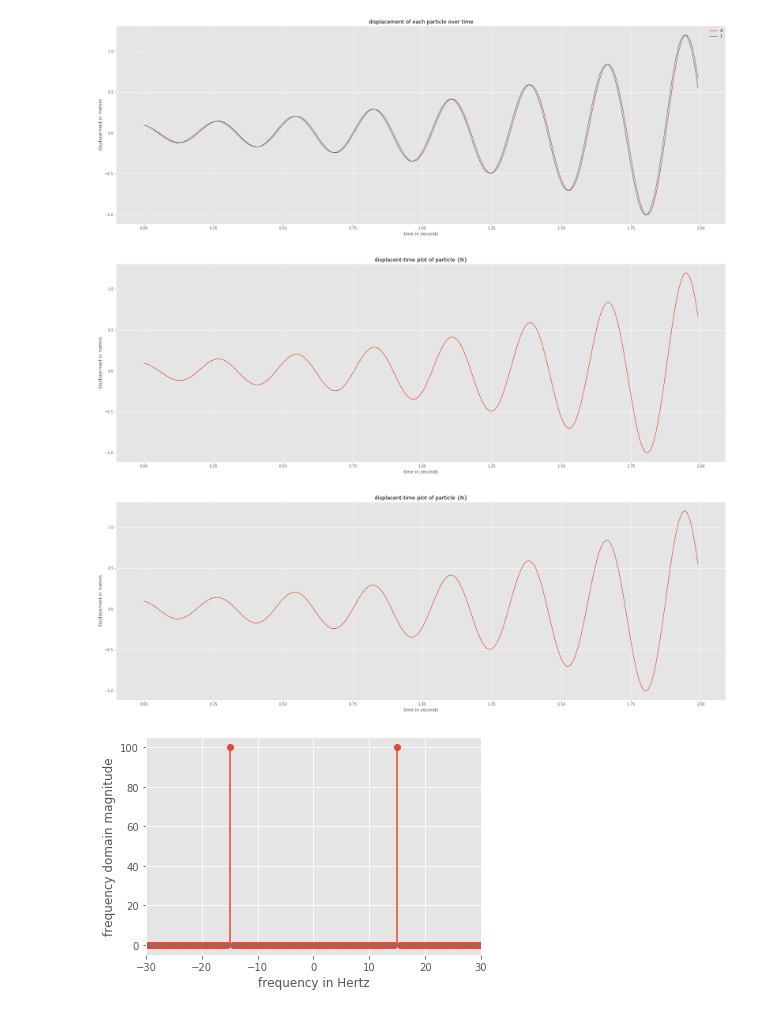
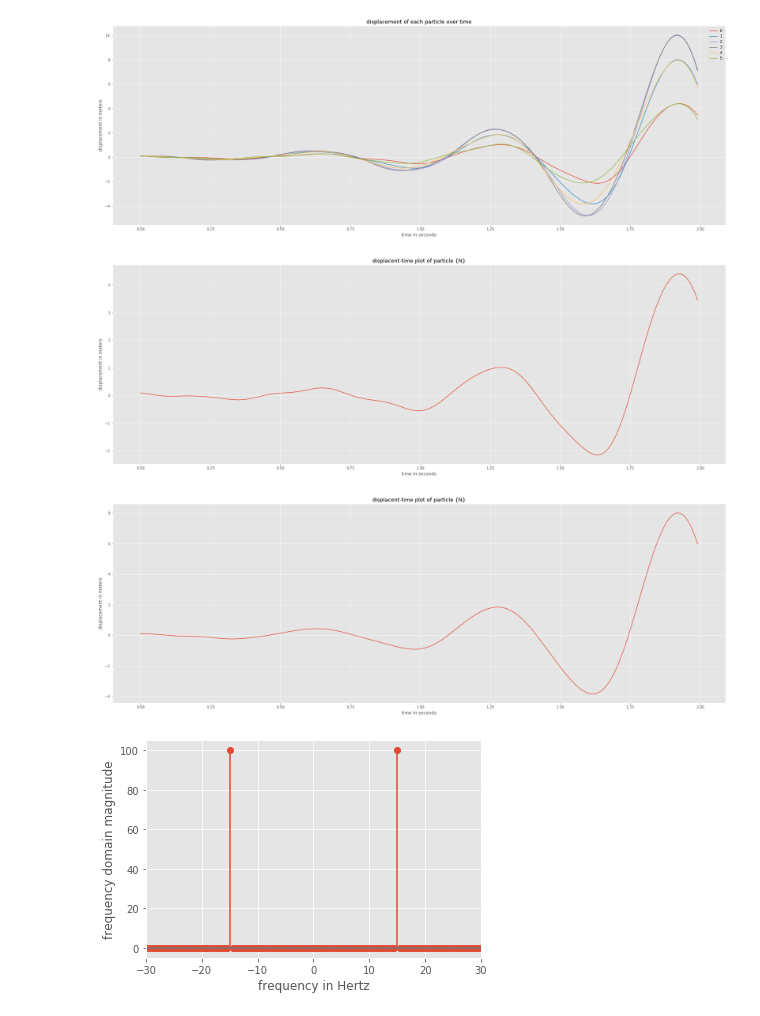
Before and after one commit to Aasrith1906/Mentorship-Program, a Jupyter notebook: session 2/session 2.ipynb, the cells around one changed output. Cells and saved outputs as stored; diff of their text form; code cells hidden in the pictures.

```diff
--- a/session 2/session 2.ipynb
+++ b/session 2/session 2.ipynb
@@ -144,18 +144,18 @@ class CHO(): #CHO - coupled harmonic oscillator
 # %%
 #oscillator with 2 masses
 
-o = CHO(2 , 0.1 , 100 , 2)
+o = CHO(6 , 0.1 , 100 , 2)
 o.VerletAlgorithm()
 o.PlotDisplacement()
 # %% [output]
-[figure, old version]
+[figure, new version]
 # %%
 for i in range(2):
 
     o.PSD(i)
 # %% [output]
-[figure, old version]
+[figure, new version]
-[figure, old version]
+[figure, new version]
 # %%
 #example from orielly link
 
```
Also changed, not shown: parts of 2 cells of this notebook, 6 other files.
